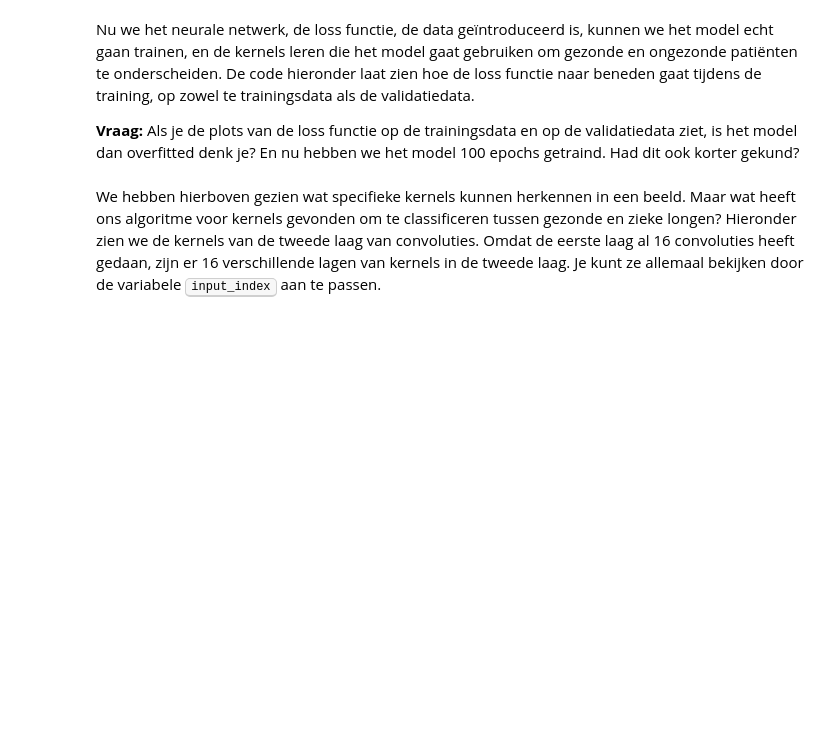
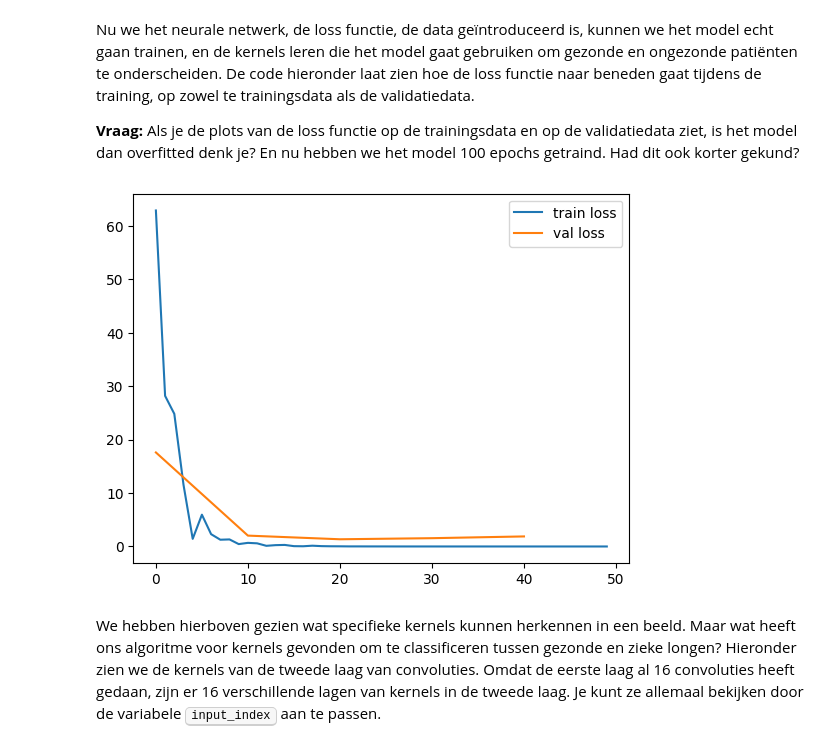
Before and after one commit to NicosStarreveld/WorkshopCNNs, a Jupyter notebook: workshop.ipynb, the cells around one changed output. Saved outputs shown, nothing was run; the diff lists cells and outputs as text; code cells hidden in the pictures; blank space fills up the shorter version.

```diff
--- a/workshop.ipynb
+++ b/workshop.ipynb
@@ -314,8 +351,9 @@ def train_medmnist(model, train_dataloader, val_dataloader, optimizer, epochs, d
             optimizer.zero_grad()
             images = batch['img'].float().to(device)
             labels = batch['label'].float().to(device)
+            labels = labels.unsqueeze(1)
             # haal plaatjes door het model
-            output = model(images.unsqueeze(1))
+            output = model(images)
             # bereken de loss tussen de targets en de outputs van het model
             loss = loss_function(output, labels)
             epoch_loss += loss.item()
@@ -334,7 +372,8 @@ def train_medmnist(model, train_dataloader, val_dataloader, optimizer, epochs, d
             for batch in val_dataloader:
                 images = batch['img'].float().to(device)
                 labels = batch['label'].float().to(device)
-                output = model(images.unsqueeze(1))
+                labels = labels.unsqueeze(1)
+                output = model(images)
                 loss = loss_function(output, labels)
                 val_epoch_loss += loss.item()
                 steps += 1
@@ -355,9 +394,13 @@ Nu we het neurale netwerk, de loss functie, de data geïntroduceerd is, kunnen w
 # %%
 val_freq = 10
 
 # 100 iteraties trainen
-n_epochs = 100
-model, train_loss, val_loss = train_medmnist(model, train_dataloader, val_dataloader, optimizer, epochs=n_epochs, val_freq=val_freq)
+n_epochs = 50
+model, train_loss, val_loss = train_medmnist(model, train_dataloader,
+                                             val_dataloader, optimizer,
+                                             epochs=n_epochs, val_freq=val_freq)
+# %% [output]
+[figure, added]
 # %% [markdown]
 We hebben hierboven gezien wat specifieke kernels kunnen herkennen in een beeld. Maar wat heeft ons algoritme voor kernels gevonden om te classificeren tussen gezonde en zieke longen? Hieronder zien we de kernels van de tweede laag van convoluties. Omdat de eerste laag al 16 convoluties heeft gedaan, zijn er 16 verschillende lagen van kernels in de tweede laag. Je kunt ze allemaal bekijken door de variabele <kbd>input_index</kbd> aan te passen.
 # %%
```
Also changed, not shown: parts of 38 cells of this notebook.
